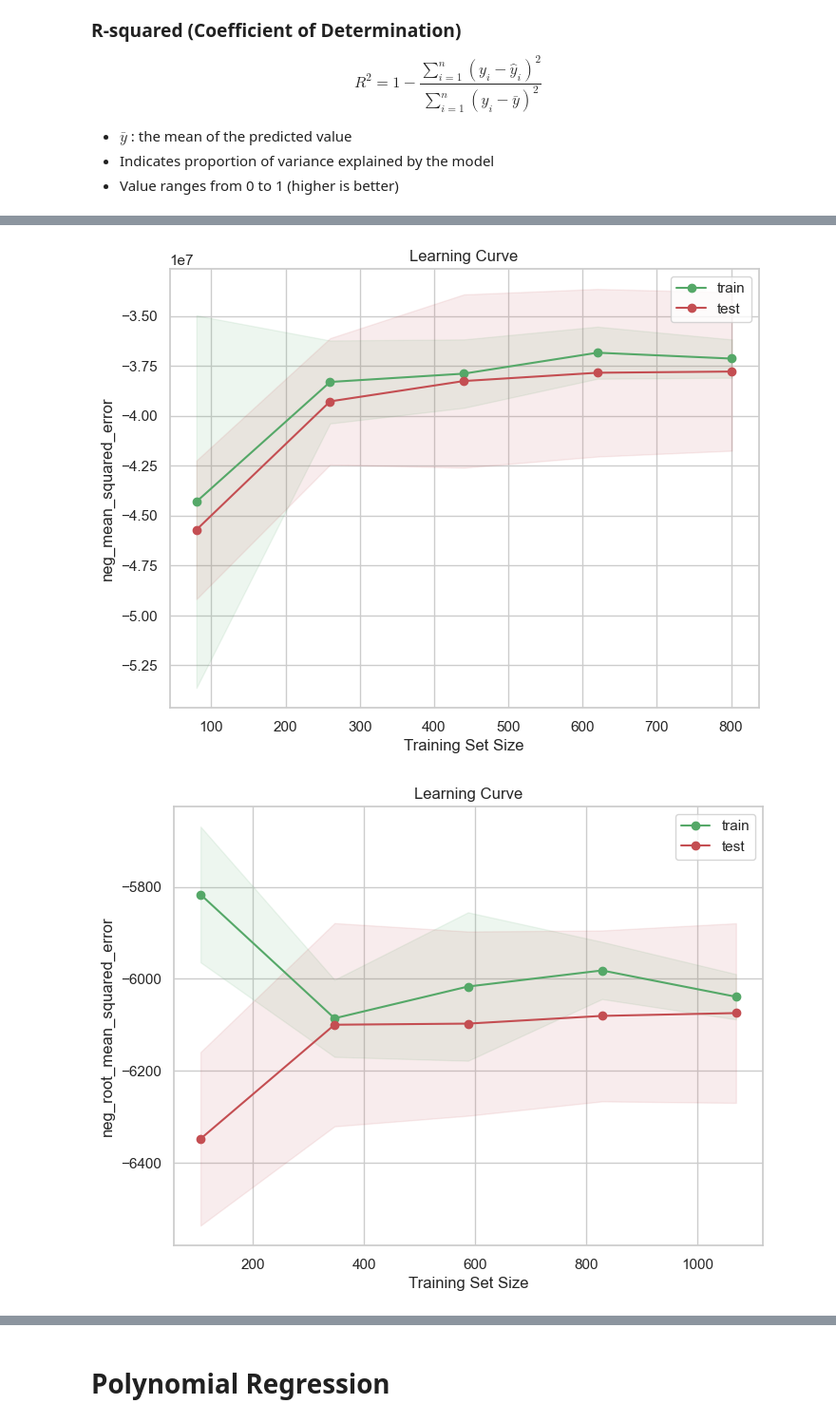
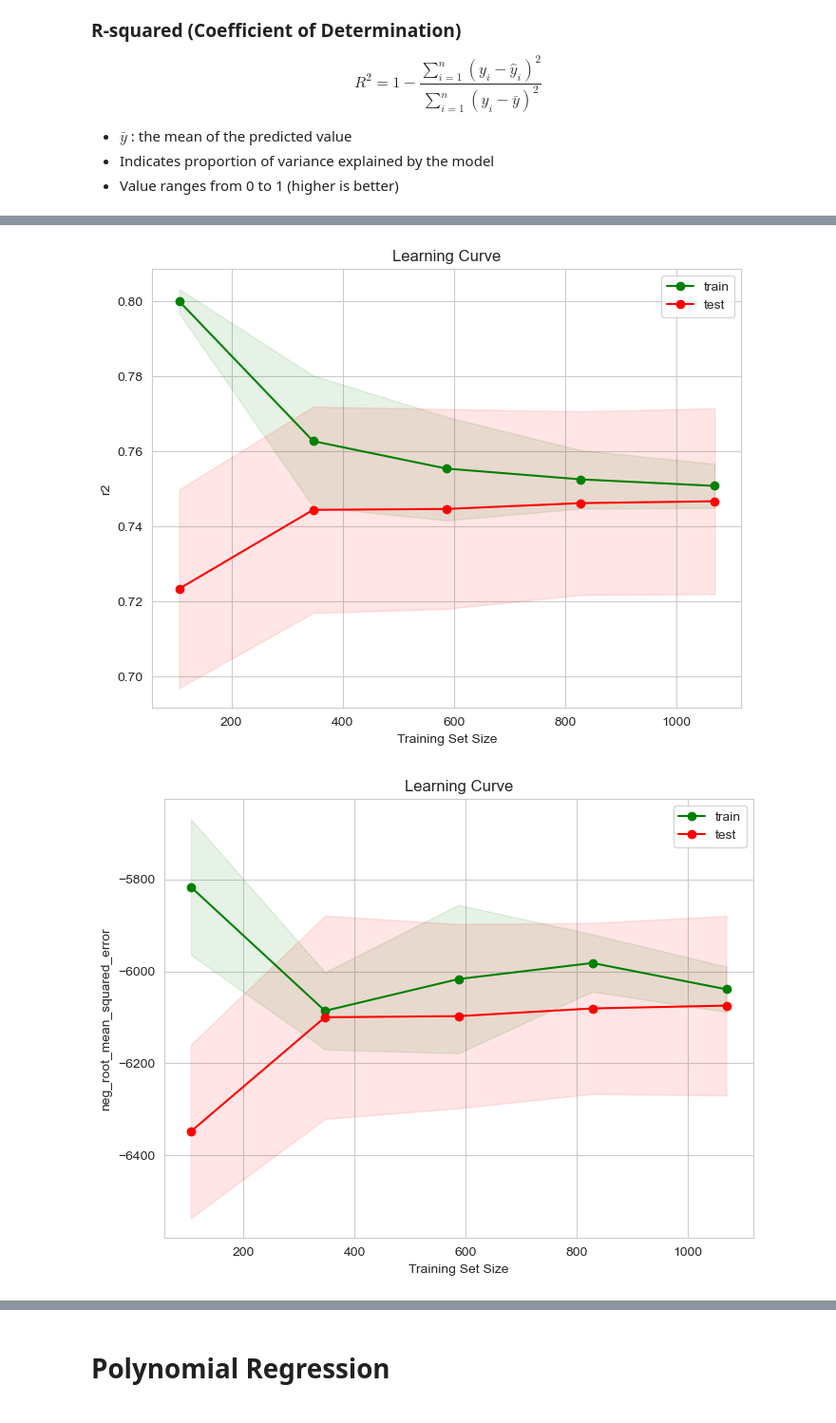
Before and after one commit to mesh98a/DeepLearning, a Jupyter notebook: labN1.ipynb, the cells around one changed output, grey strips where cells are left out. Shown at 95% size. Saved outputs shown, nothing was run; the diff lists cells and outputs as text; code cells hidden in the pictures.

```diff
--- a/labN1.ipynb
+++ b/labN1.ipynb
@@ -299,36 +321,36 @@ print(scores)
 from sklearn.model_selection import learning_curve
 
 
 def plot_learning_curve(X, y, model,scoring):
     train_sizes, train_scores, test_scores = learning_curve(
         estimator=model,
         X=X,
         y=y,
         scoring=scoring,
         train_sizes=np.linspace(0.1, 1.0, 5)
     )
     train_mean = train_scores.mean(axis=1)
     test_mean = test_scores.mean(axis=1)
     train_std = train_scores.std(axis=1)
     test_std = test_scores.std(axis=1)
     plt.subplots(figsize=(8, 6))
 
-    plt.fill_between(train_sizes, train_mean - train_std, train_mean + train_std, alpha=0.1, color="g")
-    plt.fill_between(train_sizes, test_mean - test_std, test_mean + test_std, alpha=0.1, color="r")
+    plt.fill_between(train_sizes, train_mean - train_std, train_mean + train_std, alpha=0.1, color="g") # error band train
+    plt.fill_between(train_sizes, test_mean - test_std, test_mean + test_std, alpha=0.1, color="r") # error band test
 
     plt.plot(train_sizes, train_mean, label="train", marker='o', color='g')
     plt.plot(train_sizes, test_mean, label="test", marker='o', color='r')
 
     plt.title("Learning Curve")
     plt.xlabel("Training Set Size")
     plt.ylabel(scoring)
     plt.legend(loc="best")
     plt.show()
 
-plot_learning_curve(X_train,y_train,lin_model,"neg_mean_squared_error")
+
+plot_learning_curve(X,y,lin_model,scoring="r2")
 plot_learning_curve(X,y,lin_model,scoring="neg_root_mean_squared_error")
-plot_learning_curve(X,y,lin_model,scoring="r2")
 plot_learning_curve(X,y,lin_model,scoring="neg_mean_absolute_percentage_error")
 # %% [output]
-[figure, old version]
+[figure, new version]
-[figure, old version]
+[figure, new version]
```
Also changed, not shown: parts of 25 cells of this notebook.
